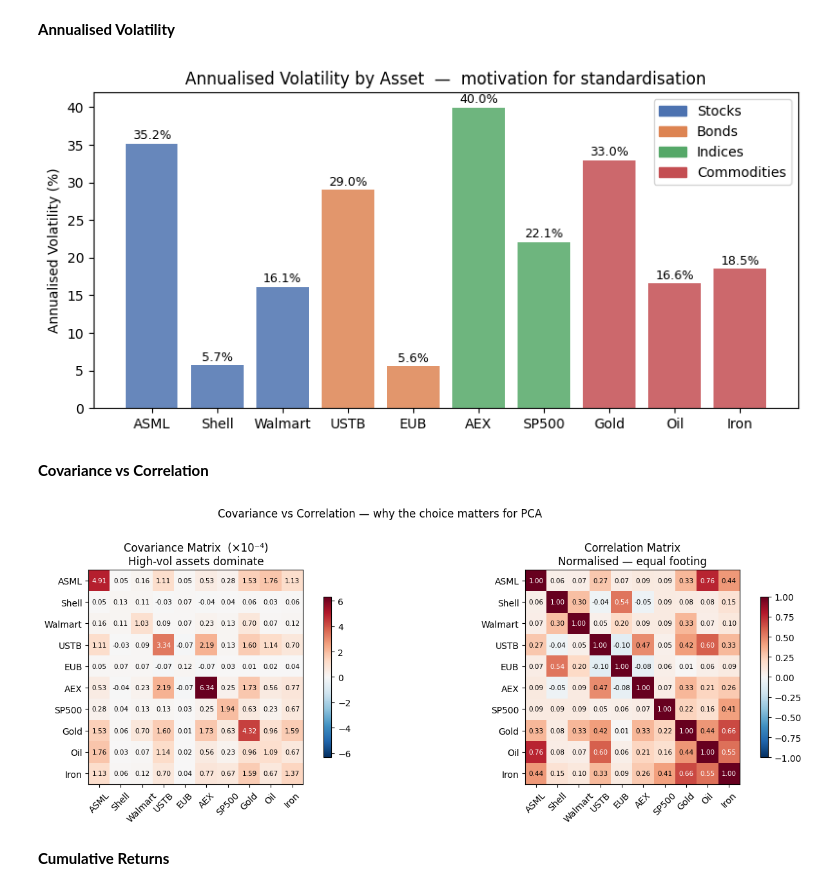
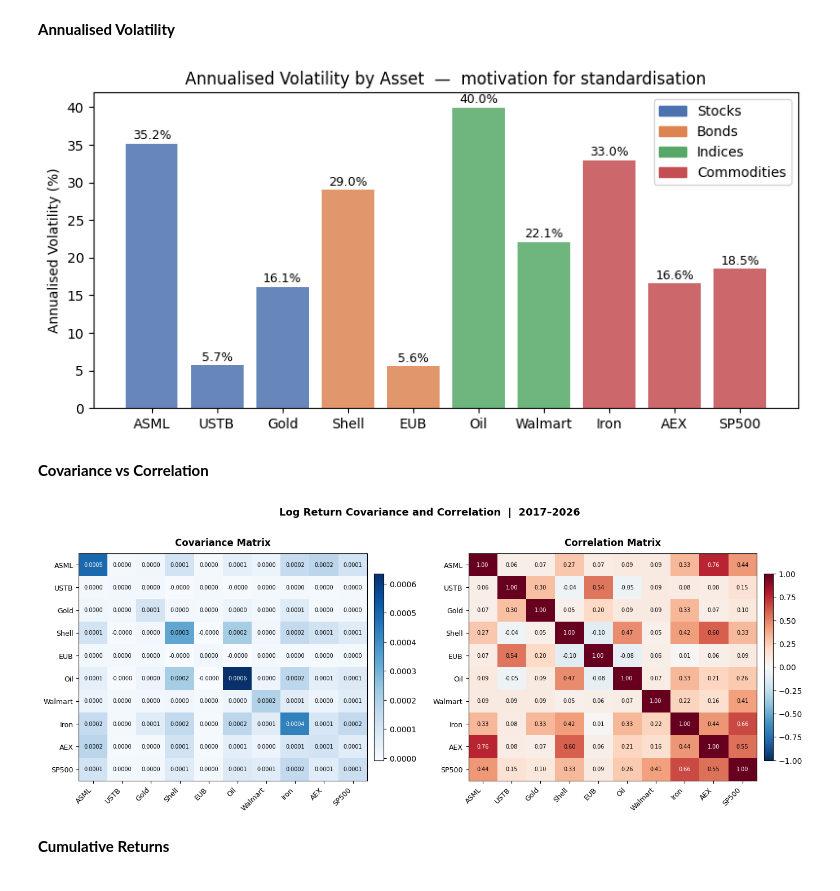
Before and after one commit to siddharthyashkukreja-cloud/QFRM_Assignments, a Jupyter notebook: Assignment_3/analysis.ipynb, the cells around one changed output. Cells and saved outputs as stored; diff of their text form; code cells hidden in the pictures.

```diff
--- a/Assignment_3/analysis.ipynb
+++ b/Assignment_3/analysis.ipynb
@@ -16,8 +16,9 @@ import pandas as pd
 import yfinance as yf
 import matplotlib.pyplot as plt
 import itertools
+import matplotlib.patches as mpatches
 
-# --- Asset universe: 3 stocks | 2 bond ETFs | 2 indices | 3 commodity ETFs ---
+#  Asset universe: 3 stocks | 2 bond ETFs | 2 indices | 3 commodity ETFs
 assets = {
     # Stocks (large-cap, different sectors)
     "ASML":    "ASML.AS",    # Tech/semis
@@ -46,7 +47,7 @@ raw = yf.download(tickers, start="2017-01-01", end="2026-04-30",
 print(raw.head())
 
 ticker_to_name = {v: k for k, v in assets.items()}
-raw.columns = names   # rename to readable labels
+raw = raw.rename(columns=ticker_to_name)
 
 # Drop any rows with more than 3 NaN (aligns all series to common trading days)
 print(f"\nRaw NaN counts:\n{raw.isnull().sum().to_string()}")
@@ -152,37 +146,42 @@ ax.legend(handles=legend, loc="upper right")
 plt.tight_layout()
 plt.show()
 # %% [output]
-[figure, old version]
+[figure, new version]
 # %% [markdown]
 __Covariance vs Correlation__
 # %%
-cov  = returns.cov()
+asset_names = returns.columns.tolist()
+cov_matrix  = returns.cov()
+corr_matrix = returns.corr()
 
-fig, axes = plt.subplots(1, 2, figsize=(14, 5))
+fig, axes = plt.subplots(1, 2, figsize=(14, 5.5))
+plt.subplots_adjust(wspace=0.08)
 
-for ax, mat, title, fmt in zip(
-    axes,
-    [cov * 1e4, corr],
-    ["Covariance Matrix  (×10⁻⁴)\nHigh-vol assets dominate",
-     "Correlation Matrix\nNormalised — equal footing"],
-    [".2f", ".2f"]
-):
-    im = ax.imshow(mat.values, cmap="RdBu_r",
-                   vmin=-mat.abs().max().max(), vmax=mat.abs().max().max())
-    ax.set(xticks=range(len(mat)), xticklabels=mat.columns,
-           yticks=range(len(mat)), yticklabels=mat.columns, title=title)
-    for i in range(len(mat)):
-        for j in range(len(mat)):
-            ax.text(j, i, f"{mat.iloc[i,j]:{fmt}}", ha="center", va="center",
-                    fontsize=7.5, color="white" if abs(mat.iloc[i,j]/mat.values.max()) > 0.5 else "black")
-    ax.tick_params(axis="x", rotation=45)
-    plt.colorbar(im, ax=ax, shrink=0.75)
+def draw_heatmap(ax, mat, title, fmt, vmin, vmax, cmap):
+    im = ax.imshow(mat.values, cmap=cmap, vmin=vmin, vmax=vmax, aspect='auto')
+    ax.set_xticks(range(len(asset_names)))
+    ax.set_xticklabels(asset_names, rotation=45, ha='right', fontsize=9)
+    ax.set_yticks(range(len(asset_names)))
+    ax.set_yticklabels(asset_names, fontsize=9)
+    ax.set_title(title, fontsize=12, fontweight='bold', pad=10)
+    for i in range(len(asset_names)):
+        for j in range(len(asset_names)):
+            val = mat.values[i, j]
+            txt_col = 'white' if abs(val) > abs(vmax) * 0.65 else 'black'
+            ax.text(j, i, fmt.format(val), ha='center', va='center', fontsize=7, color=txt_col)
+    plt.colorbar(im, ax=ax, shrink=0.82, pad=0.02)
 
-plt.suptitle("Covariance vs Correlation — why the choice matters for PCA", y=1.01, fontsize=12)
+draw_heatmap(axes[0], cov_matrix,  'Covariance Matrix',  '{:.4f}',
+             vmin=cov_matrix.values.min(), vmax=cov_matrix.values.max(), cmap='Blues')
+draw_heatmap(axes[1], corr_matrix, 'Correlation Matrix', '{:.2f}',
+             vmin=-1, vmax=1, cmap='RdBu_r')
+
+plt.suptitle('Log Return Covariance and Correlation  |  2017–2026',
+             fontsize=13, fontweight='bold', y=1.01)
 plt.tight_layout()
 plt.show()
 # %% [output]
-[figure, old version]
+[figure, new version]
 # %% [markdown]
 __Cumulative Returns__
 # %%
```
Also changed, not shown: parts of 6 cells of this notebook.
